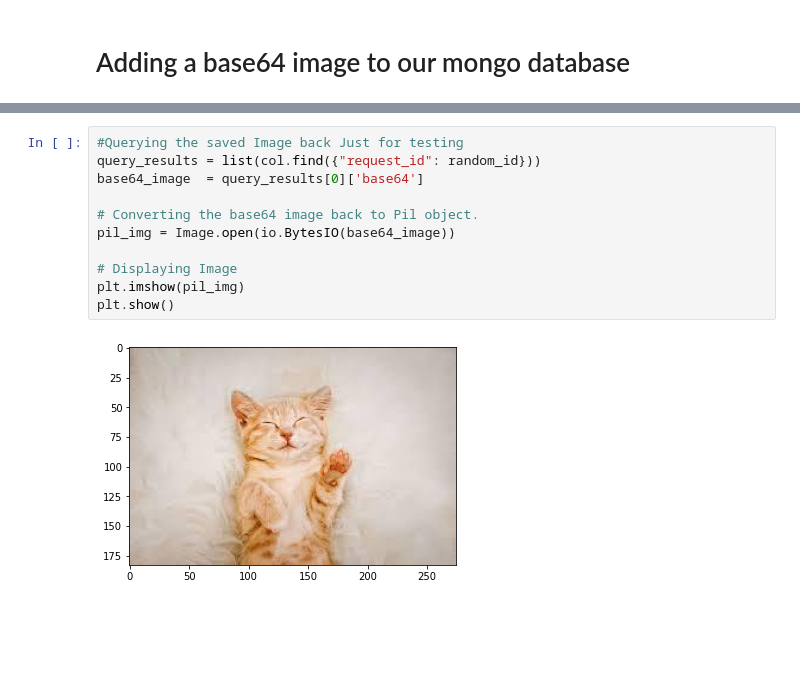
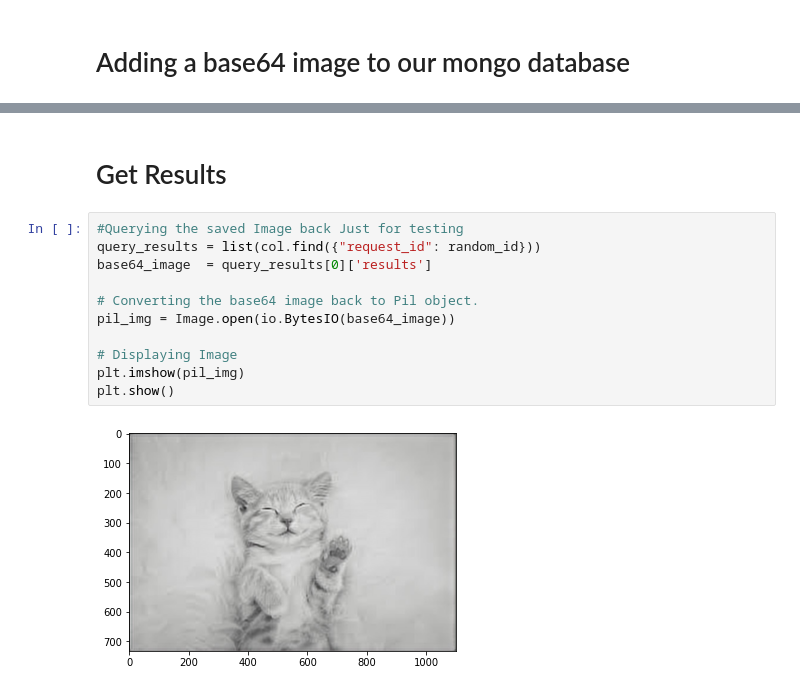
Before and after one commit to VisionOra/Docker-Tensorflow-Mongo, a Jupyter notebook: mongo_connection.ipynb, the cells around one changed output, grey strips where cells are left out. Cells and saved outputs as stored; diff of their text form; blank space fills up the shorter version.

```diff
--- a/mongo_connection.ipynb
+++ b/mongo_connection.ipynb
@@ -62,13 +62,15 @@ Image ID : 98875
+# %% [markdown]
+# Get Results
 # %%
 #Querying the saved Image back Just for testing
 query_results = list(col.find({"request_id": random_id}))
-base64_image  = query_results[0]['base64']
+base64_image  = query_results[0]['results']
 
 # Converting the base64 image back to Pil object.
 pil_img = Image.open(io.BytesIO(base64_image))
 
 # Displaying Image
 plt.imshow(pil_img)
 plt.show()
 # %% [output]
-[figure, old version]
+[figure, new version]
```
Also changed, not shown: parts of 2 cells of this notebook, 1 other file.
